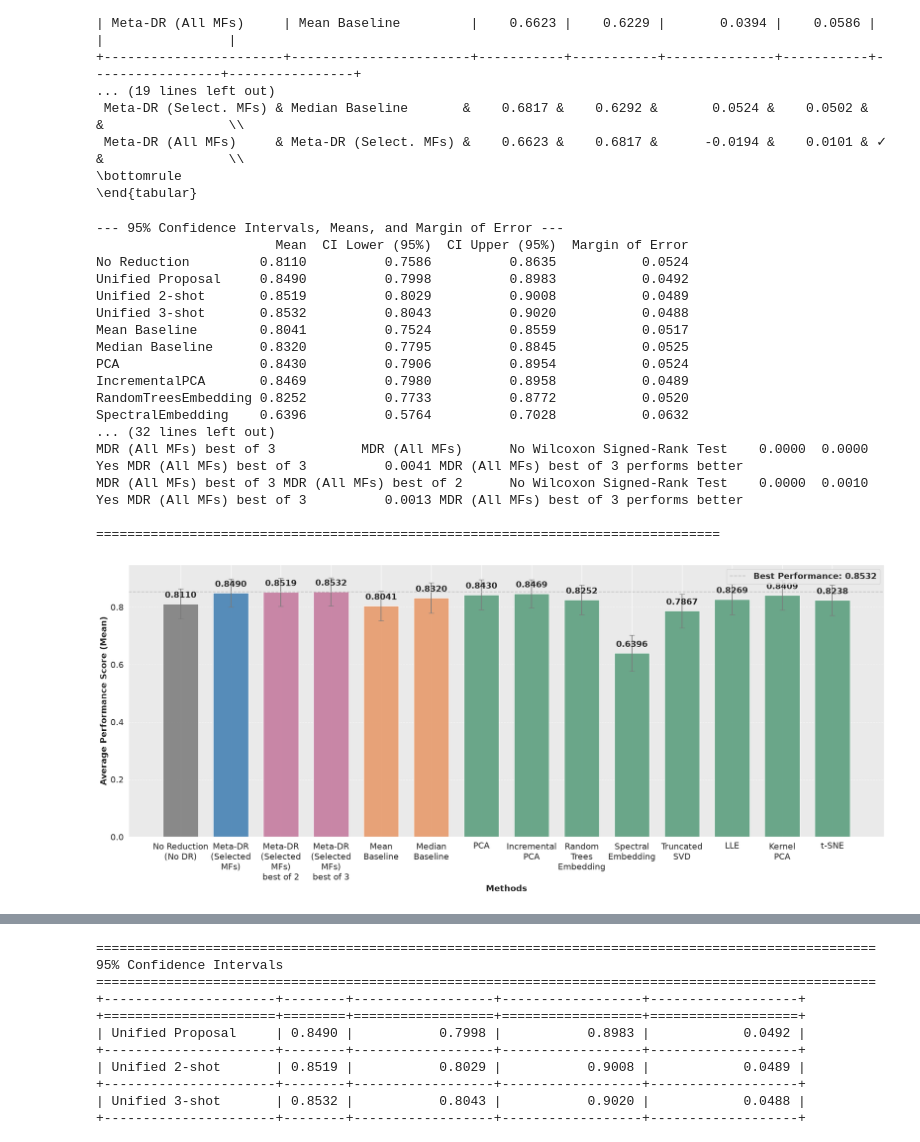
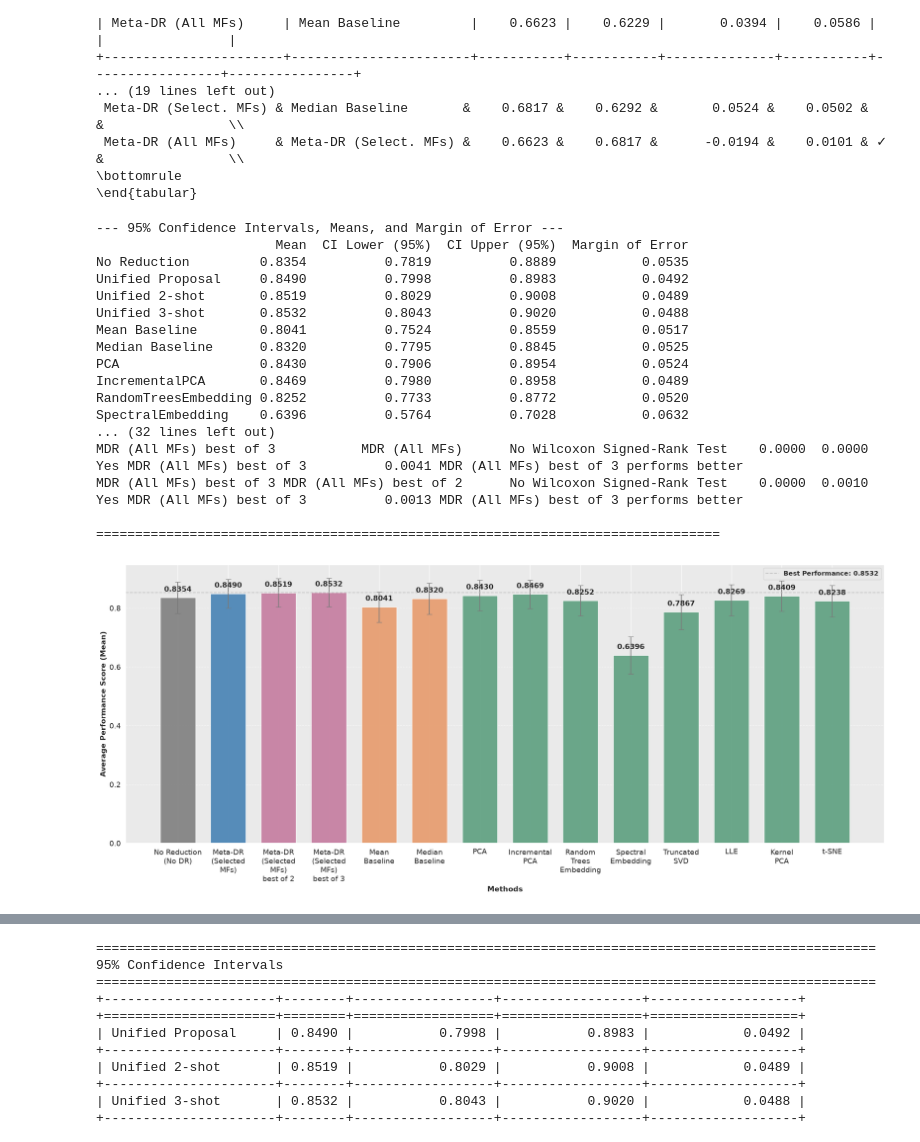
Before and after one commit to silvadaniell/meta-dr, a Jupyter notebook: Meta_DR.ipynb, the cells around one changed output, grey strips where cells are left out. Cells and saved outputs as stored; diff of their text form; code cells hidden in the pictures.

Commit message:
feat: modification of some figures

```diff
--- a/Meta_DR.ipynb
+++ b/Meta_DR.ipynb
@@ -599,7 +587,7 @@ for dataset_Id in datasets['did']:
 
     # Save results to a CSV file
     df_results = pd.DataFrame(results)
-    df_results.to_csv("ClassificationNoreduction.csv", index=False)
+    df_results.to_csv("data/ClassificationNoreduction.csv", index=False)
 # %% [markdown]
 ## Classification with Dimensionality Reduction using KNN
 # %% [markdown]
@@ -3394,8 +3378,8 @@ import matplotlib.pyplot as plt
 import seaborn as sns
 from scipy import stats
 
-path_no_reduction = "/home/daniel-silva/Documents/personal/artigo/meta-dr/data/ClassificationNoreduction.csv"
-df_noreduction = pd.read_csv(path_no_reduction)
+# path_no_reduction = "/home/daniel-silva/Documents/personal/artigo/meta-dr/data/ClassificationNoreduction.csv"
+# df_noreduction = pd.read_csv(path_no_reduction)
 
 # Garante que a coluna "No Reduction" esteja inserida no DataFrame de resultados
 final_results_table_nshot["No Reduction"] = df_noreduction["Score"].values
@@ -3656,51 +3640,51 @@ for bar in bars:
         f"{height:.4f}",
         ha='center',
         va='bottom',
-        fontsize=16,
+        fontsize=14,
         fontweight='bold'
     )
 
 # Axis labels
-plt.ylabel('Average Performance Score (Mean)', fontsize=16, fontweight='bold')
-plt.xlabel('Methods', fontsize=16, fontweight='bold')
-plt.yticks(fontsize=16)
-plt.xticks(fontsize=16)
+plt.ylabel('Average Performance Score (Mean)', fontsize=14, fontweight='bold')
+plt.xlabel('Methods', fontsize=14, fontweight='bold')
+plt.yticks(fontsize=14)
+plt.xticks(fontsize=14)
 
 plt.legend(
     loc='upper right',
-    prop={'size': 16, 'weight': 'bold'}
+    prop={'size': 12, 'weight': 'bold'}
 )
 plt.grid(axis='y', linestyle='--', alpha=0.7)
 
 plt.tight_layout()
 
 # Save figure
 plt.savefig(
     "Average-PerformanceBarIC_3_short.pdf",
     format="pdf",
     bbox_inches="tight"
 )
 
 plt.show()
 # %% [output]
 --- 95% Confidence Intervals, Means, and Margin of Error ---
                        Mean  CI Lower (95%)  CI Upper (95%)  Margin of Error
-No Reduction         0.8110          0.7586          0.8635           0.0524
+No Reduction         0.8354          0.7819          0.8889           0.0535
 Unified Proposal     0.8490          0.7998          0.8983           0.0492
 Unified 2-shot       0.8519          0.8029          0.9008           0.0489
 Unified 3-shot       0.8532          0.8043          0.9020           0.0488
 Mean Baseline        0.8041          0.7524          0.8559           0.0517
 Median Baseline      0.8320          0.7795          0.8845           0.0525
 PCA                  0.8430          0.7906          0.8954           0.0524
 IncrementalPCA       0.8469          0.7980          0.8958           0.0489
 RandomTreesEmbedding 0.8252          0.7733          0.8772           0.0520
 SpectralEmbedding    0.6396          0.5764          0.7028           0.0632
 ... (32 lines left out)
 MDR (All MFs) best of 3           MDR (All MFs)      No Wilcoxon Signed-Rank Test    0.0000  0.0000          Yes MDR (All MFs) best of 3          0.0041 MDR (All MFs) best of 3 performs better
 MDR (All MFs) best of 3 MDR (All MFs) best of 2      No Wilcoxon Signed-Rank Test    0.0000  0.0010          Yes MDR (All MFs) best of 3          0.0013 MDR (All MFs) best of 3 performs better
 
 ================================================================================
-[figure, old version]
+[figure, new version]
 # %%
 # VISUALIZAÇÃO: Boxplot de Performance com No Reduction
 
```
Also changed, not shown: parts of 5 cells of this notebook.
